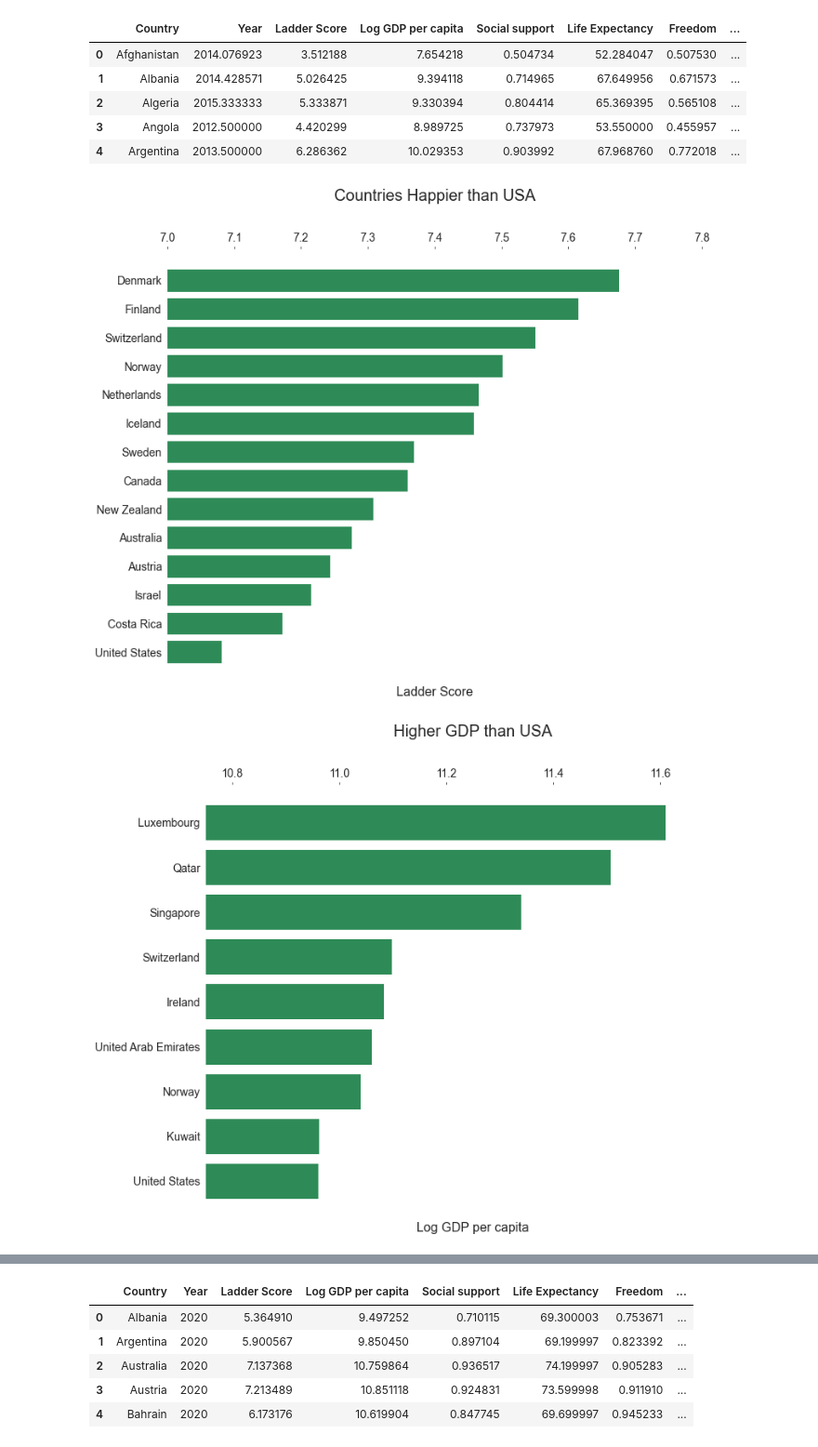
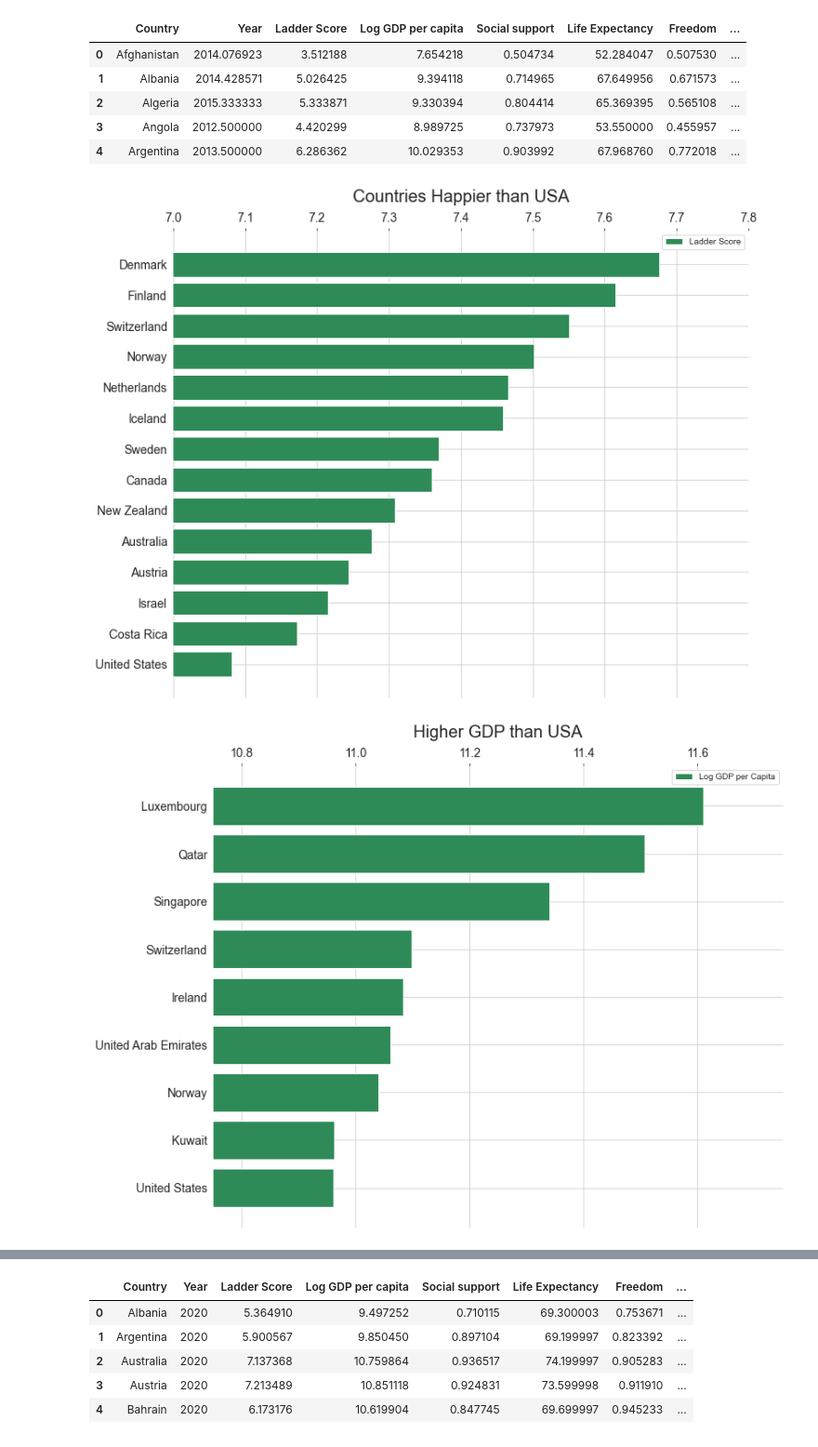
Before and after one commit to paul-trood/Portfolio-World_Happiness_Report, a Jupyter notebook: world_happiness.ipynb, the cells around one changed output, grey strips where cells are left out. Shown at 93% size. Drawn from its saved outputs; the diff is of its cells as text; code cells hidden in the pictures.

```diff
--- a/world_happiness.ipynb
+++ b/world_happiness.ipynb
@@ -1311,7 +1313,7 @@ not?” The overall perception is just the average of the two 0-or-1 responses."
 * However, we do see a few middle-east countries, several western european countries and most NA/ANZ nations with a high ladder score and a low perception of corruption
 * Corruption does affect the population of a country, but it is not as strong as factors such as income, health, freedom, or social support (having someone to count on in times of trouble)
 # %%
-sns.set_style("white")
+sns.set_style("whitegrid")
 # Constructs groupby object by country, calculates mean life expectancy, filters top 15 values and rounds to two decimal points
 highest_life_expectancy = np.round(full_report.groupby("Country")["Life Expectancy"].mean().nlargest(15), decimals = 2)
 # Constructs groupby object by country, calculates mean life expectancy, filters lowest 15 values and rounds to two decimal points
@@ -1322,10 +1324,9 @@ life_expectancy_series = highest_life_expectancy.append(lowest_life_expectancy,
 
 # Life expectancy by country
 ax = life_expectancy_series.sort_values(ascending=True).plot(kind="barh", xlim=(40,78), figsize=(12,12), color="seagreen" )
-plt.xlabel("Life Expectancy", size=18)
 plt.ylabel("")
 plt.yticks(size=18)
-plt.title("Highest and Lowest Countries by Life Expectancy", size=20, y = 1.1)
+plt.title("Highest and Lowest Countries by Life Expectancy", size=20, y = 1.05)
 plt.axvline(full_report["Life Expectancy"].mean(), color = "grey", alpha = 0.5, label = "Average Life Expectancy")
 # Removes spines
 plt.gca().spines[["top", "bottom", "left", "right"]].set_visible(False)
@@ -1360,56 +1361,58 @@ gdp_higher_usa = country_comparison[country_comparison["Log GDP per capita"] >=
 usa_life_expectancy = country_comparison.loc["United States","Life Expectancy"]
 life_expectancy_higher_usa = country_comparison[country_comparison["Life Expectancy"] >= usa_life_expectancy].sort_values(by="Life Expectancy", ascending = False)
 
+
+sns.set_style("whitegrid")
+
 # Happier Countries
 fig, ax = plt.subplots(figsize=(12,10))
-plt.barh(greater_than_usa.index, greater_than_usa["Ladder Score"], color = "seagreen")
-plt.title("Countries Happier than USA", size = 20, y= 1.1)
+plt.barh(greater_than_usa.index, greater_than_usa["Ladder Score"], color = "seagreen", label ="Ladder Score")
+plt.title("Countries Happier than USA", size = 20, y= 1.05)
 plt.xlim(7,7.8)
 plt.xticks(size=14)
-plt.xlabel("Ladder Score", size = 16)
 plt.yticks(size=14)
 plt.gca().spines[["top", "bottom", "left", "right"]].set_visible(False)
 ax.xaxis.tick_top()
 ax.tick_params(axis="both", labelsize=14)
+plt.legend()
 plt.show()
 
 # GDP higher than usa
 fig, ax = plt.subplots(figsize=(12,10))
-plt.barh(gdp_higher_usa.index, gdp_higher_usa["Log GDP per capita"], color = "seagreen")
-plt.title("Higher GDP than USA", size = 20, y= 1.1)
+plt.barh(gdp_higher_usa.index, gdp_higher_usa["Log GDP per capita"], color = "seagreen", label = "Log GDP per Capita")
+plt.title("Higher GDP than USA", size = 20, y= 1.05)
 plt.xlim(10.75,11.75)
 plt.xticks(size=14)
-plt.xlabel("Log GDP per capita", size = 16)
 plt.yticks(size=14)
 plt.gca().spines[["top", "bottom", "left", "right"]].set_visible(False)
 ax.xaxis.tick_top()
 ax.tick_params(axis="both", labelsize=14)
+plt.legend()
 plt.show()
 
 ###############################################################################
 # Selects only usa
 usa_le = life_expectancy_higher_usa[-1:]
 
 # Top 15 countries by life expectancy
 highest_le = life_expectancy_higher_usa[:16]
 
 # Appends usa to bottom of top 15 countries by life expectancy for comparison
 le_list = highest_le.append(usa_le).sort_values(by="Life Expectancy")
 ###############################################################################
 
 # Plot results
 fig, ax = plt.subplots(figsize=(12,10))
-plt.barh(le_list.index, le_list["Life Expectancy"], color = "seagreen")
-plt.title("Life Expectancy Outside Of USA", size = 20, y= 1.1)
+plt.barh(le_list.index, le_list["Life Expectancy"], color = "seagreen", label = "Life Expectancy")
+plt.title("Life Expectancy Outside Of USA", size = 20, y= 1.05)
 plt.xlim(68,76)
 plt.xticks(size=14)
-plt.xlabel("Life Expectancy", size = 16)
 plt.gca().spines[["top", "bottom", "left", "right"]].set_visible(False)
 ax.xaxis.tick_top()
 ax.tick_params(axis="both", labelsize=14)
 plt.yticks(size=14)
-
+plt.legend()
 plt.show()
 # %% [output]
-[figure, old version]
+[figure, new version]
-[figure, old version]
+[figure, new version]
```
Also changed, not shown: parts of 8 cells of this notebook.
